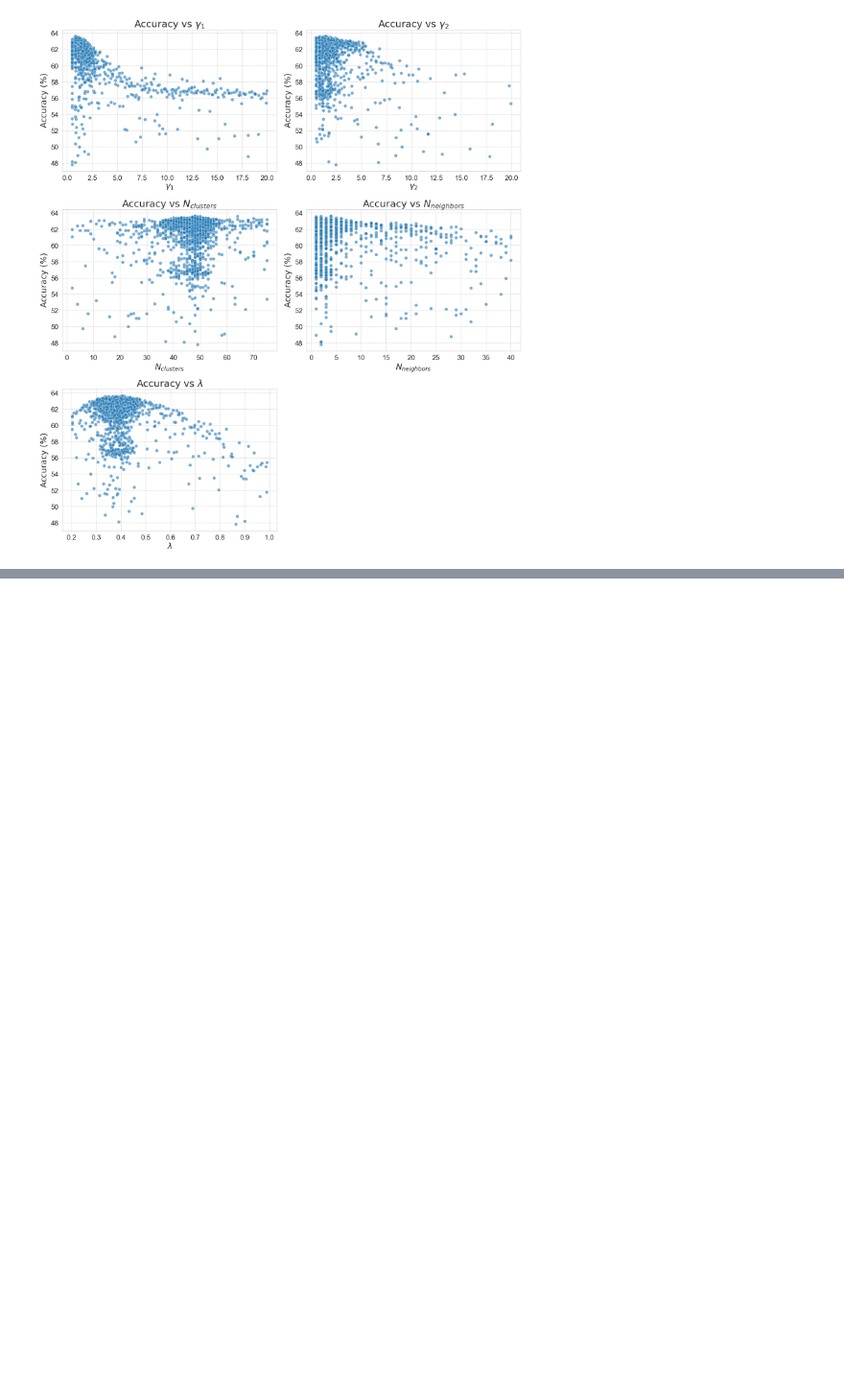
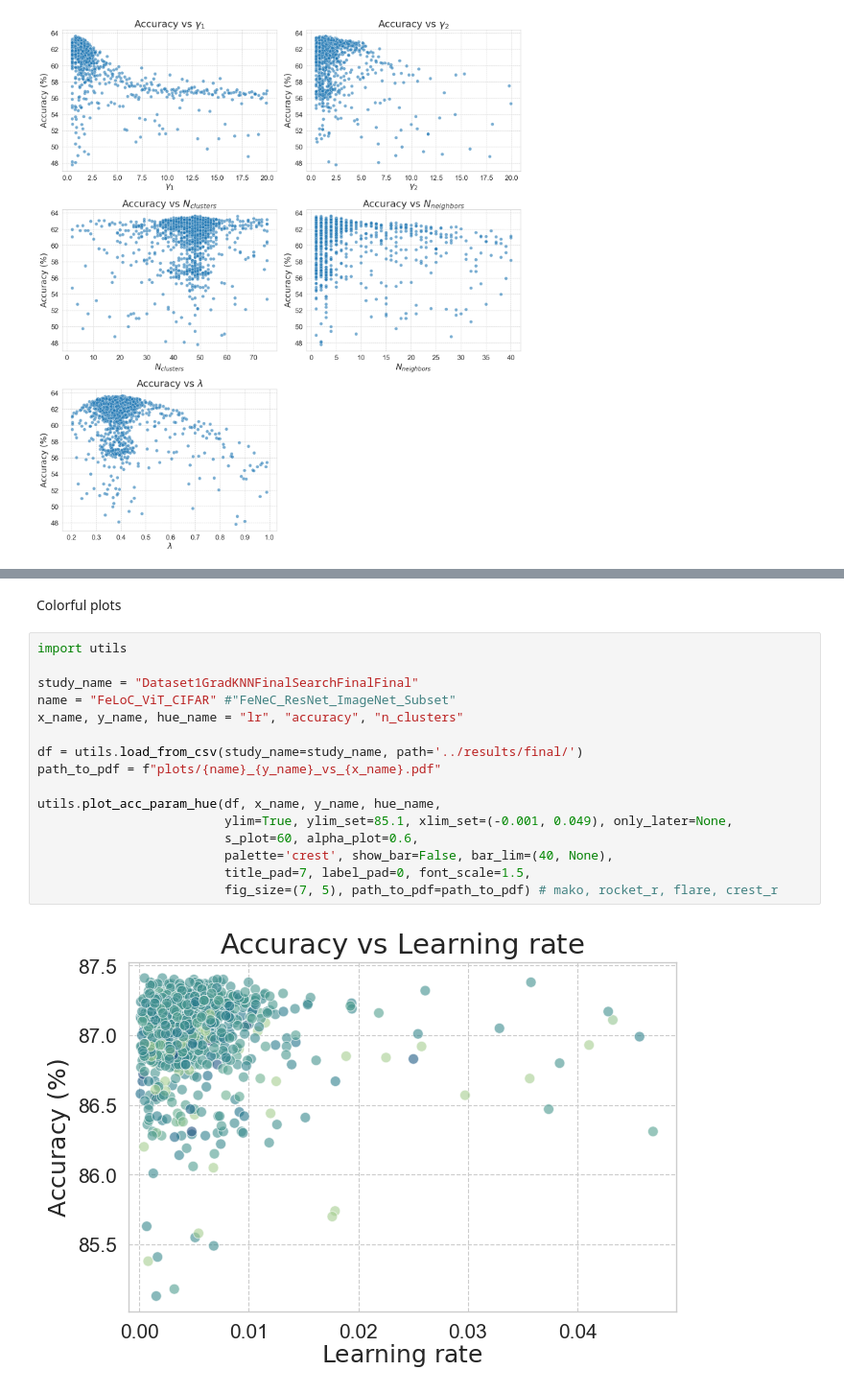
Before and after one commit to gmum/FeNeC, a Jupyter notebook: Notebooks/cifar_resnet.ipynb, the cells around one changed output, grey strips where cells are left out. Shown at 96% size. Drawn from its saved outputs; the diff is of its cells as text; blank space fills up the shorter version.

```diff
--- a/Notebooks/cifar_resnet.ipynb
+++ b/Notebooks/cifar_resnet.ipynb
@@ -124,0 +125,20 @@ utils.plot_param_accuracy(param_name=param_name, param_vals=param_vals, accuraci
+# %% [markdown]
+Colorful plots
+# %%
+import utils
+
+study_name = "Dataset1GradKNNFinalSearchFinalFinal"
+name = "FeLoC_ViT_CIFAR" #"FeNeC_ResNet_ImageNet_Subset"
+x_name, y_name, hue_name = "lr", "accuracy", "n_clusters"
+
+df = utils.load_from_csv(study_name=study_name, path='../results/final/')
+path_to_pdf = f"plots/{name}_{y_name}_vs_{x_name}.pdf"
+
+utils.plot_acc_param_hue(df, x_name, y_name, hue_name,
+                         ylim=True, ylim_set=85.1, xlim_set=(-0.001, 0.049), only_later=None,
+                         s_plot=60, alpha_plot=0.6,
+                         palette='crest', show_bar=False, bar_lim=(40, None),
+                         title_pad=7, label_pad=0, font_scale=1.5,
+                         fig_size=(7, 5), path_to_pdf=path_to_pdf) # mako, rocket_r, flare, crest_r
+# %% [output]
+[figure, added]
```
Also changed, not shown: parts of 2 cells of this notebook, 1 other file.
